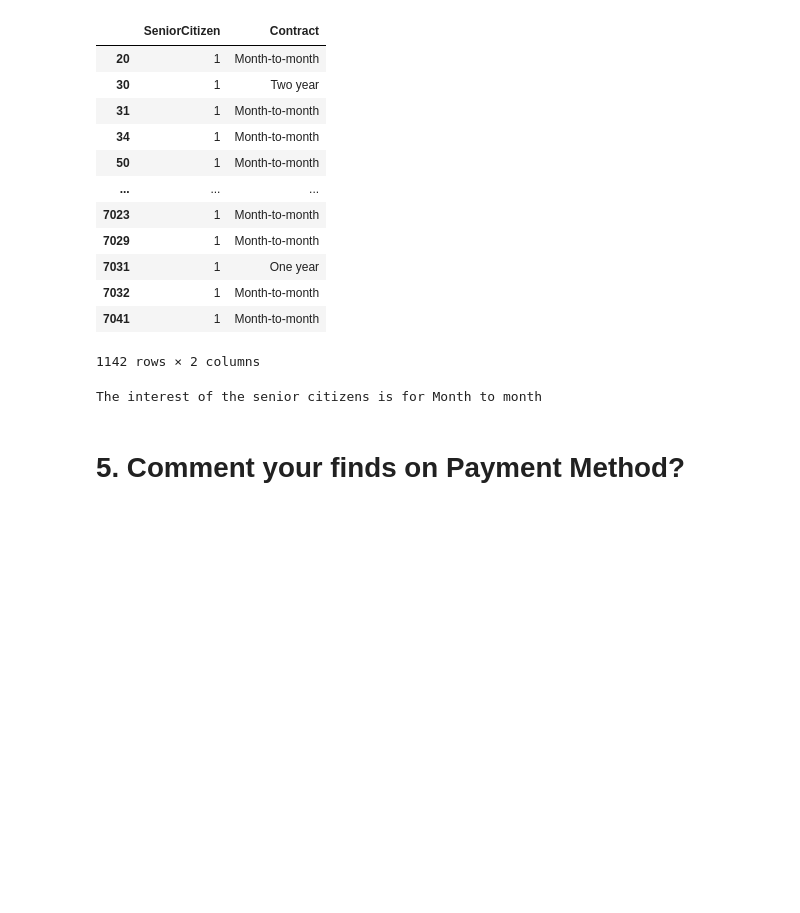
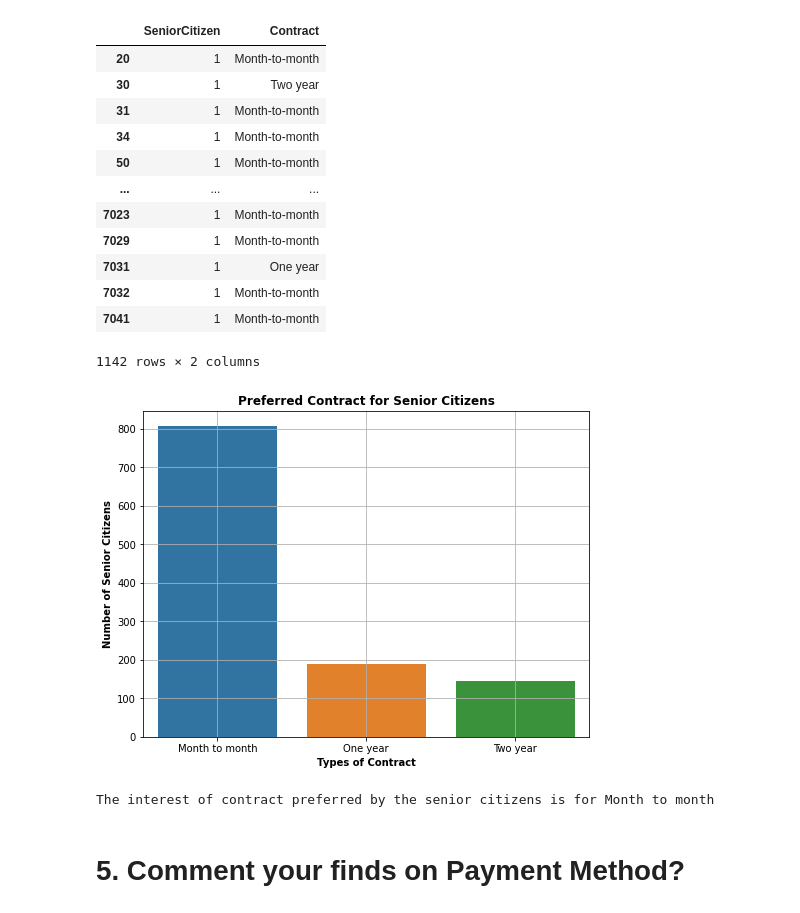
Before and after one commit to arunkspty/ICTACADEMY, a Jupyter notebook: Challenge 2_Group 8.ipynb, the cells around one changed output. Drawn from its saved outputs; the diff is of its cells as text; code cells hidden in the pictures; blank space fills up the shorter version.

```diff
--- a/Challenge 2_Group 8.ipynb
+++ b/Challenge 2_Group 8.ipynb
@@ -123,20 +121,30 @@ data_3
 | 7041 | 1 | Month-to-month |
 1142 rows × 2 columns
 # %%
+plt.figure(figsize=(8,6))
+cx = sns.barplot(x=["Month to month","One year","Two year"], y=[Month_to_month,one_year,two_year])
+plt.grid()
+plt.title('Preferred Contract for Senior Citizens',fontsize=12,fontweight='bold')
+plt.xlabel('Types of Contract',fontsize=10,fontweight='bold')
+plt.ylabel('Number of Senior Citizens',fontsize=10,fontweight='bold')
+plt.show()
+
+
 seniorCitizen_interest=data_3['Contract'].value_counts()
 Month_to_month=seniorCitizen_interest["Month-to-month"]
 one_year=seniorCitizen_interest["One year"]
 two_year=seniorCitizen_interest["Two year"]
 maximum=max(Month_to_month,one_year,two_year)
 if (maximum==Month_to_month):
     a1='Month to month'
 elif(maximum==one_year):
      a1='One year'
 else:
      a1='Two year'
-print('The interest of the senior citizens is for',a1)
+print('The interest of contract preferred by the senior citizens is for',a1)
 # %% [output]
+[figure, added]
-The interest of the senior citizens is for Month to month
+The interest of contract preferred by the senior citizens is for Month to month
 # %% [markdown]
 # 5. Comment your finds on Payment Method?
 # %%
```
Also changed, not shown: parts of 2 cells of this notebook.
